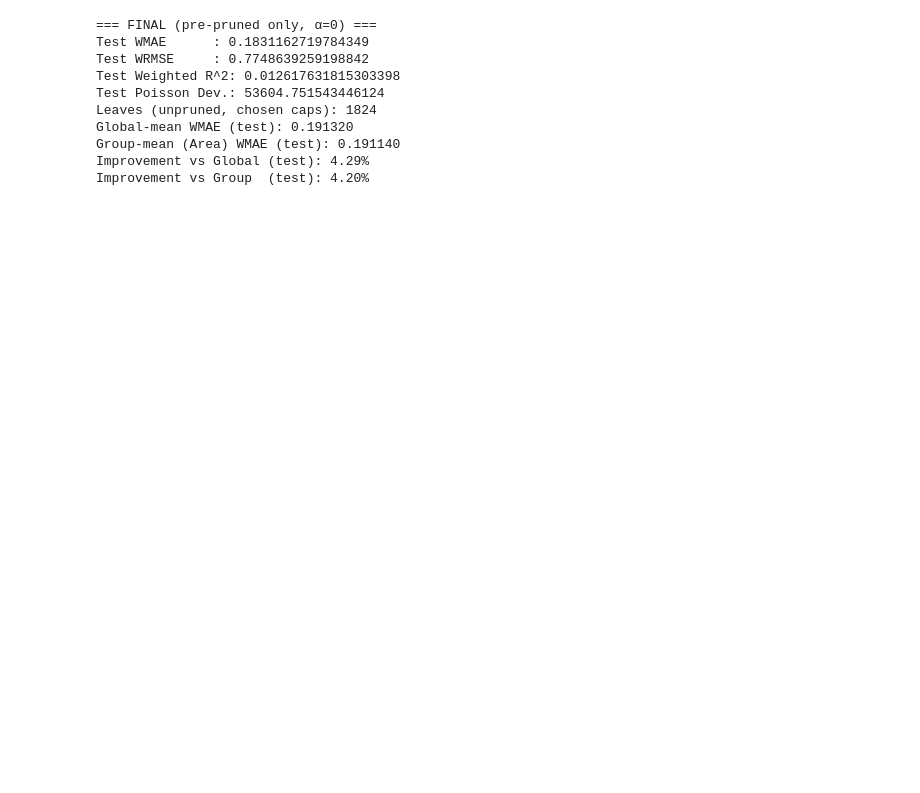
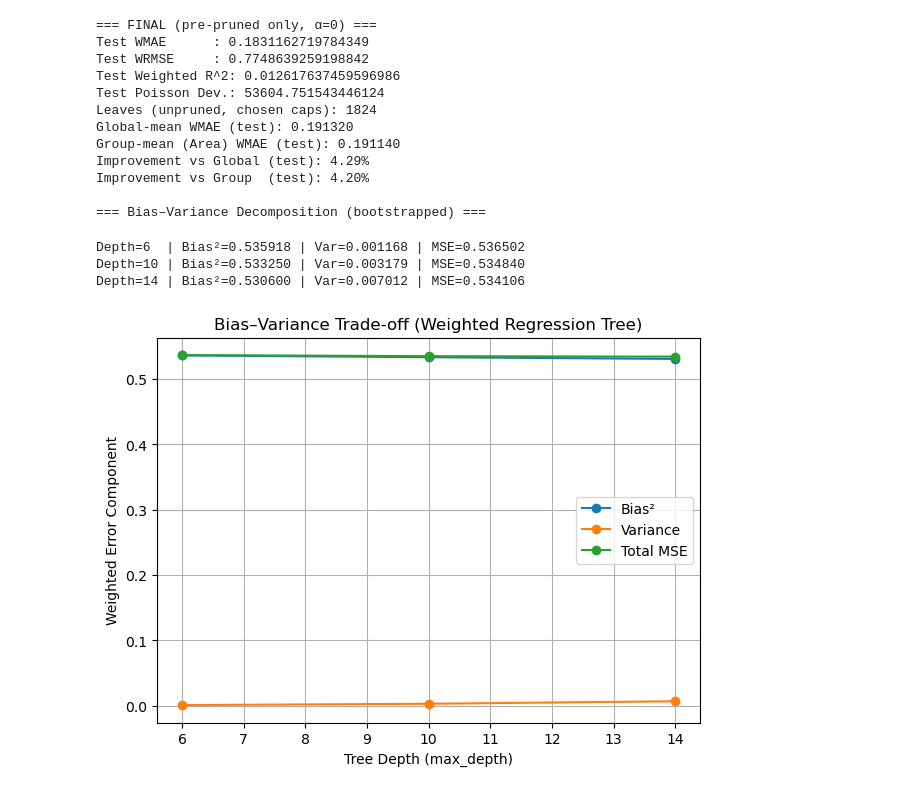
Before and after one commit to EKorczakitu/Clustered-Together, a Jupyter notebook: notebooks/02_Method1_DecisionTree part 1.ipynb, the cells around one changed output. Cells and saved outputs as stored; diff of their text form; code cells hidden in the pictures; blank space fills up the shorter version.

Commit message:
Significant insight into our models performance

```diff
--- a/notebooks/02_Method1_DecisionTree part 1.ipynb
+++ b/notebooks/02_Method1_DecisionTree part 1.ipynb
@@ -289,8 +318,8 @@ X_va_np, y_va_np, w_va_np = X_np[va_idx], y_np[va_idx], w_np[va_idx]
 y_va_cnt_np = y_tr_cnt[va_idx]  # counts for Poisson deviance
 
 # ---- Tiny grid over pre-pruning caps (selection by WMAE) ----
-depth_grid = [12, 14]
-leafw_grid = [16,18,20]
+depth_grid = [14]
+leafw_grid = [18]
 
 best = None
 for d in depth_grid:
@@ -570,31 +594,82 @@ print("Leaves (unpruned, chosen caps):", final_unpruned.root.subtree_leaves)
 
 # Baselines on the same test split
 y_te_np = y_te_rate.values.astype(np.float32)
 w_te_np = w_te.values.astype(np.float32)
 ybar_w_te = float((y_te_np * w_te_np).sum() / w_te_np.sum())
 wmae_global_te = wmae(y_te_np, np.full_like(y_te_np, ybar_w_te), w_te_np)
 print("Global-mean WMAE (test):", f"{wmae_global_te:.6f}")
 
 try:
     area_te = test.loc[X_te.index, "Area"]
     df_te_tmp = pd.DataFrame({"Area": area_te.values, "y": y_te_rate.loc[X_te.index].values, "w": w_te.loc[X_te.index].values})
     sums_te = df_te_tmp.assign(yw=df_te_tmp["y"]*df_te_tmp["w"]).groupby("Area")[["yw","w"]].sum()
     grp_mean_te = (sums_te["yw"] / sums_te["w"]).to_dict()
     yhat_group_te = area_te.map(grp_mean_te).to_numpy(dtype=np.float32)
     wmae_group_te = wmae(y_te_np, yhat_group_te, w_te_np)
     print("Group-mean (Area) WMAE (test):", f"{wmae_group_te:.6f}")
     print("Improvement vs Global (test):", f"{1 - (wmae(y_te_np, yhat_test_unpruned, w_te_np) / wmae_global_te):.2%}")
     print("Improvement vs Group  (test):", f"{1 - (wmae(y_te_np, yhat_test_unpruned, w_te_np) / wmae_group_te):.2%}")
 except Exception as e:
     print("Group-mean baseline (test) skipped:", e)
+
+except Exception as e:
+    print("Group-mean baseline (test) skipped:", e)
+
+# ======================================================
+# Bias–Variance Trade-off (Bootstrap diagnostic)
+# ======================================================
+
+subset = 8000
+X_sample = X_np[:subset]
+y_sample = y_np[:subset]
+w_sample = w_np[:subset]
+
+
+depth_grid = [6, 10, 14]  # test multiple model complexities
+results_bv = []
+
+print("\n=== Bias–Variance Decomposition (bootstrapped) ===")
+for d in depth_grid:
+    metrics = bias_variance_decomposition(
+        DecisionTreeRegressorScratch,
+        X_np, y_np, w_np,
+        n_bootstrap=2,
+        max_depth=d,
+        min_leaf_weight=best["min_leaf_weight"]
+    )
+    results_bv.append({"max_depth": d, **metrics})
+    print(f"Depth={d:<2} | Bias²={metrics['bias2']:.6f} | Var={metrics['var']:.6f} | MSE={metrics['mse']:.6f}")
+
+# ---- Plot Bias² vs Variance vs Total MSE ----
+depths = [r["max_depth"] for r in results_bv]
+bias2  = [r["bias2"] for r in results_bv]
+var    = [r["var"] for r in results_bv]
+mse    = [r["mse"] for r in results_bv]
+
+plt.figure(figsize=(7,5))
+plt.plot(depths, bias2, 'o-', label='Bias²')
+plt.plot(depths, var, 'o-', label='Variance')
+plt.plot(depths, mse, 'o-', label='Total MSE')
+plt.xlabel("Tree Depth (max_depth)")
+plt.ylabel("Weighted Error Component")
+plt.title("Bias–Variance Trade-off (Weighted Regression Tree)")
+plt.legend()
+plt.grid(True)
+plt.show()
 # %% [output]
 === FINAL (pre-pruned only, α=0) ===
 Test WMAE      : 0.1831162719784349
 Test WRMSE     : 0.7748639259198842
-Test Weighted R^2: 0.012617631815303398
+Test Weighted R^2: 0.012617637459596986
 Test Poisson Dev.: 53604.751543446124
 Leaves (unpruned, chosen caps): 1824
 Global-mean WMAE (test): 0.191320
 Group-mean (Area) WMAE (test): 0.191140
 Improvement vs Global (test): 4.29%
 Improvement vs Group  (test): 4.20%
+
+=== Bias–Variance Decomposition (bootstrapped) ===
+Depth=6  | Bias²=0.535918 | Var=0.001168 | MSE=0.536502
+Depth=10 | Bias²=0.533250 | Var=0.003179 | MSE=0.534840
+Depth=14 | Bias²=0.530600 | Var=0.007012 | MSE=0.534106
+[figure, added]
```
Also changed, not shown: parts of 3 cells of this notebook.
